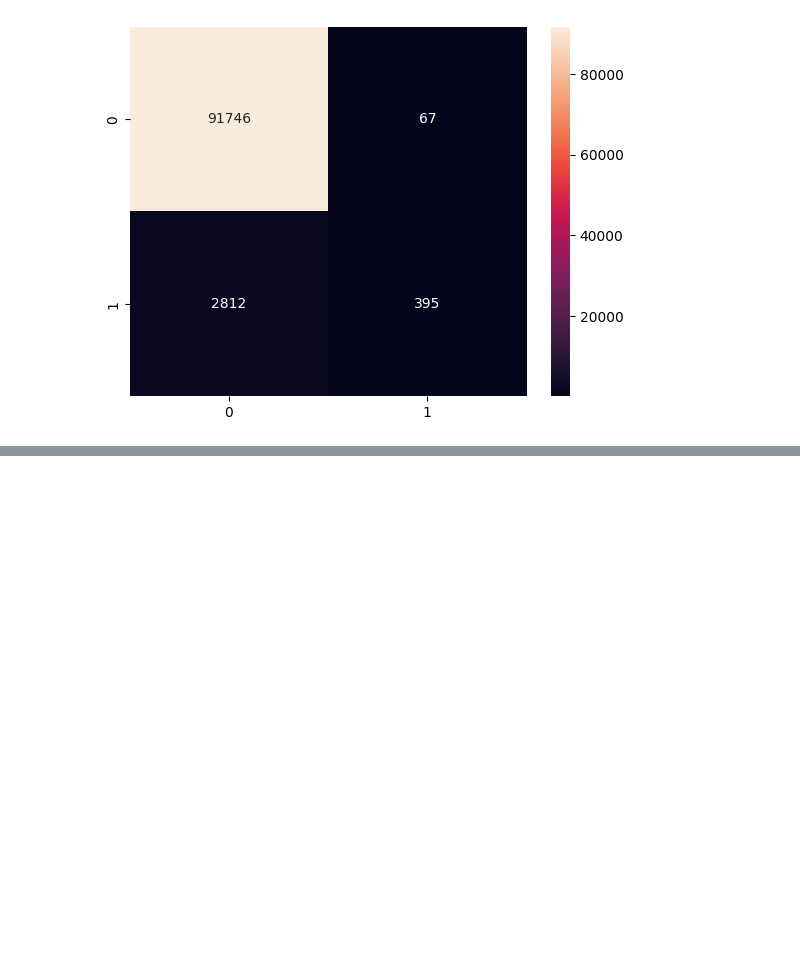
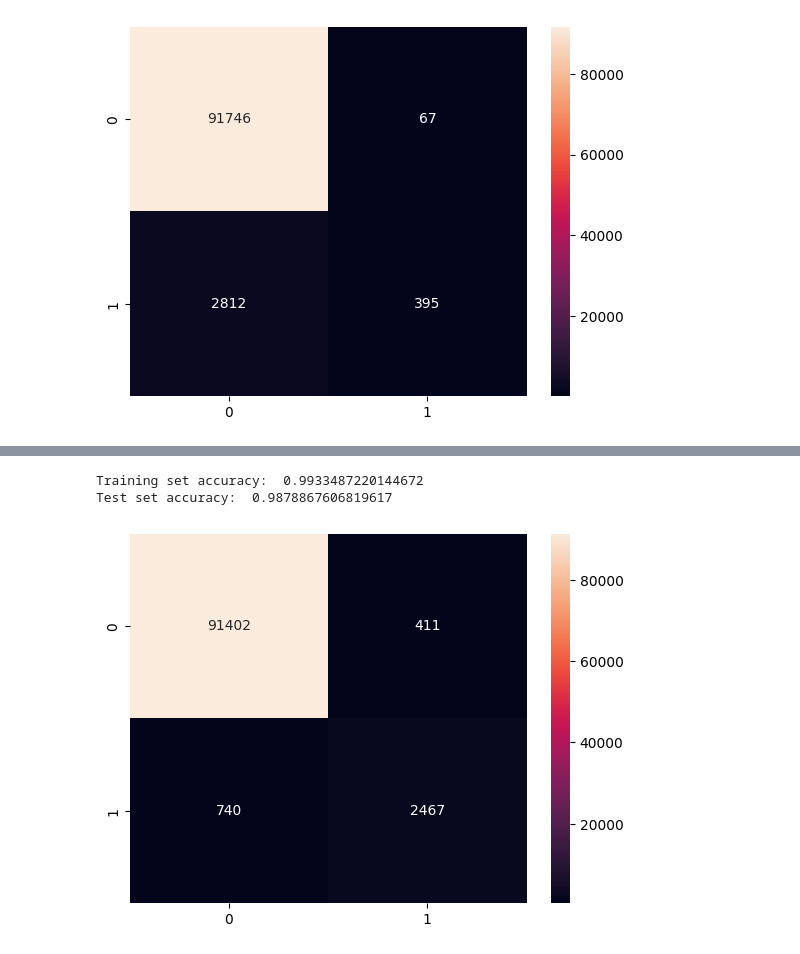
Before and after one commit to katevi/Hard-drive-failure-prediction, a Jupyter notebook: hdd_failure_prediction.ipynb, the cells around one changed output, grey strips where cells are left out. Saved outputs shown, nothing was run; the diff lists cells and outputs as text; code cells hidden in the pictures; blank space fills up the shorter version.

```diff
--- a/hdd_failure_prediction.ipynb
+++ b/hdd_failure_prediction.ipynb
@@ -475,0 +531,10 @@ Test set using ovo classifier:  0.9697011155546201
+# %%
+from sklearn.neighbors import KNeighborsClassifier
+
+knn = KNeighborsClassifier(n_neighbors=3)
+
+t = time.localtime()
+current_time = time.strftime("%H:%M:%S", t)
+print(current_time)
+knn.fit(X_train, y_train)
+print(time.strftime("%H:%M:%S", time.localtime()))
@@ -475,0 +544,14 @@ Test set using ovo classifier:  0.9697011155546201
+# %%
+y_pred_train = knn.predict(X_train)
+accuracy_train = accuracy_score(y_train, y_pred_train)
+print("Training set accuracy: ", accuracy_train)
+
+y_pred_test = knn.predict(X_test)
+accuracy_test = accuracy_score(y_test, y_pred_test)
+print("Test set accuracy: ", accuracy_test)
+sns.heatmap(confusion_matrix(y_test, y_pred_test), annot=True, fmt='.0f')
+plt.show()
+# %% [output]
+Training set accuracy:  0.9933487220144672
+Test set accuracy:  0.9878867606819617
+[figure, added]
```
Also changed, not shown: parts of 11 cells of this notebook.
